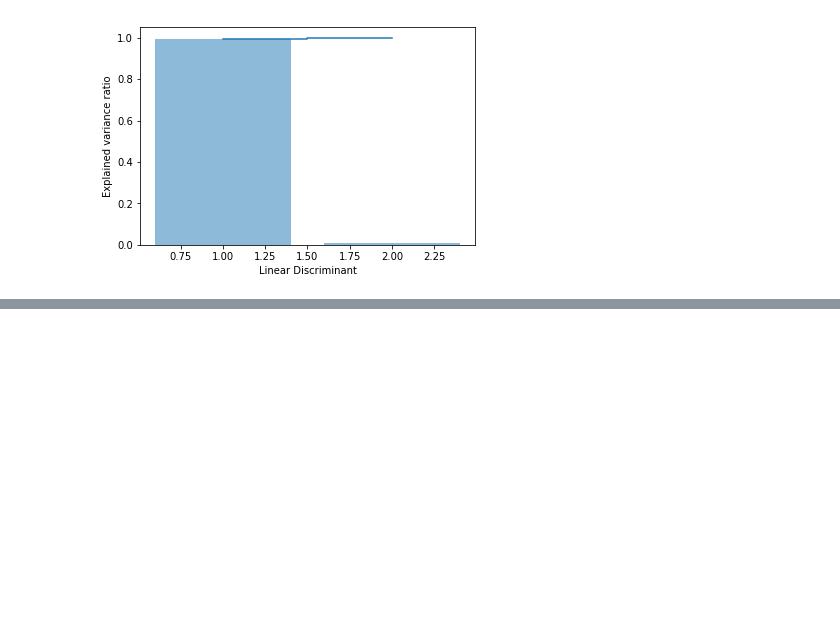
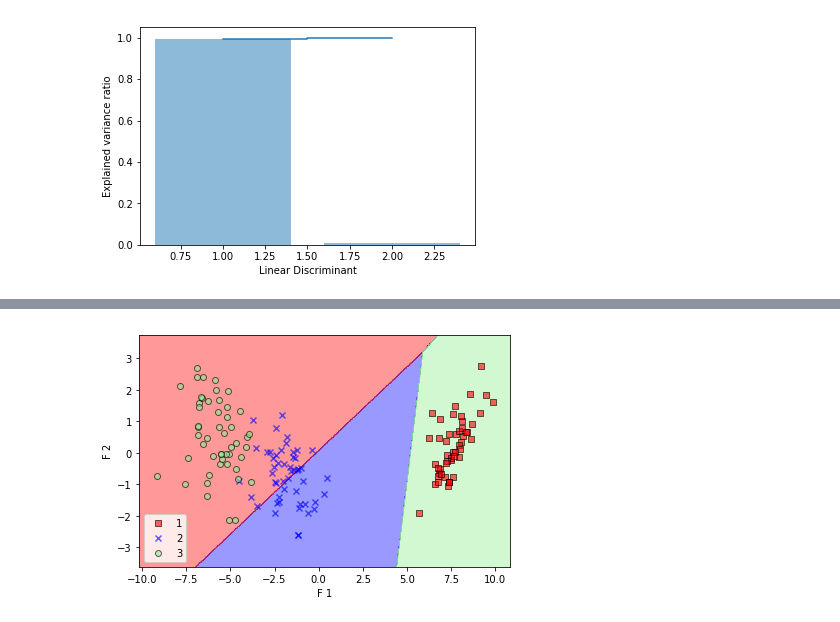
Before and after one commit to JPMagalhaesCESAR/MLIntro, a Jupyter notebook: notebooks/LDA/Iris-LDA.ipynb, the cells around one changed output, grey strips where cells are left out. Cells and saved outputs as stored; diff of their text form; code cells hidden in the pictures; blank space fills up the shorter version.

```diff
--- a/notebooks/LDA/Iris-LDA.ipynb
+++ b/notebooks/LDA/Iris-LDA.ipynb
@@ -157,0 +204,25 @@ plt.show()
+# %%
+import numpy as np
+import matplotlib.pyplot as plt
+from sklearn.linear_model import LogisticRegression
+
+X = df[['sepal_len', 'sepal_wid']].values
+y = df['class'].values
+
+enc = LabelEncoder()
+label_encoder = enc.fit(y)
+y = label_encoder.transform(y) + 1
+
+label_dict = {1: 'Setosa', 2: 'Versicolor', 3:'Virginica'}
+
+lr = LogisticRegression()
+lr = lr.fit(X, y)
+
+plot_decision_regions(X_lda, y, classifier=lr)
+plt.xlabel('F 1')
+plt.ylabel('F 2')
+plt.legend(loc='lower left')
+plt.tight_layout()
+plt.show()
+# %% [output]
+[figure, added]
```
Also changed, not shown: parts of 6 cells of this notebook, 11 other files.
